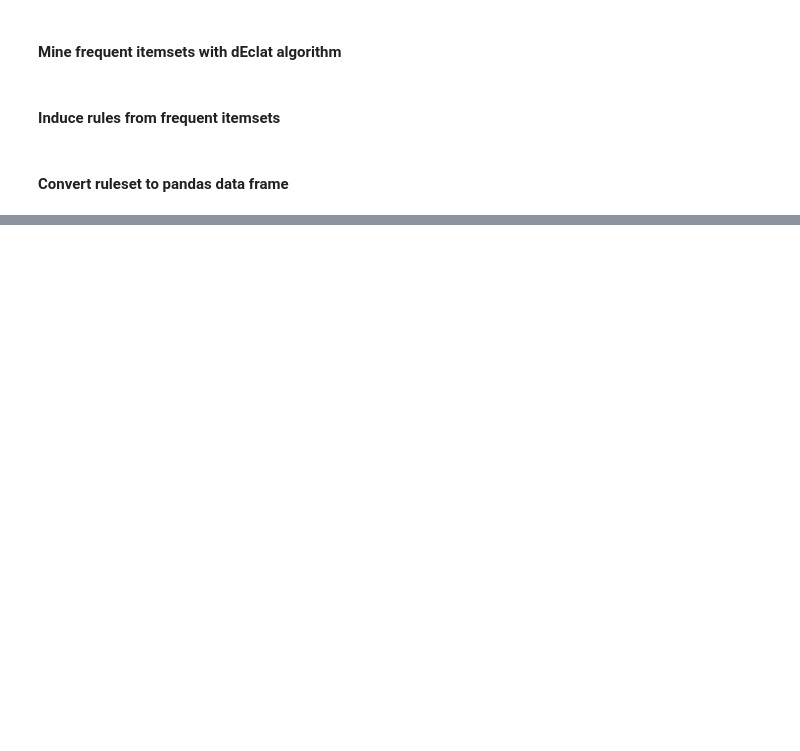
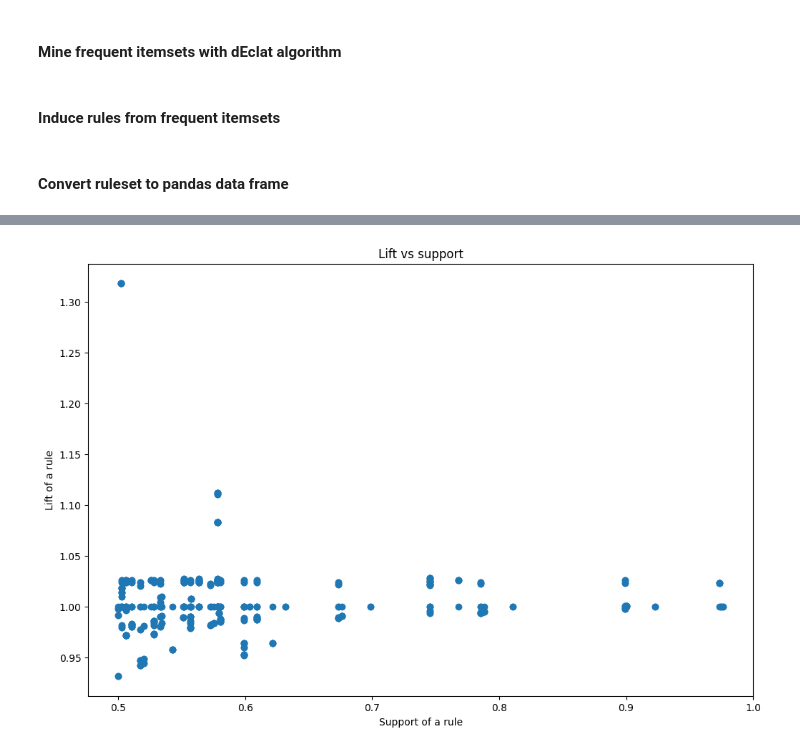
Before and after one commit to wojtasRobert/EDAMI-2020Z, a Jupyter notebook: EDAMI-project.ipynb, the cells around one changed output, grey strips where cells are left out. Cells and saved outputs as stored; diff of their text form; code cells hidden in the pictures; blank space fills up the shorter version.

```diff
--- a/EDAMI-project.ipynb
+++ b/EDAMI-project.ipynb
@@ -52,0 +86,9 @@ plt.show()
+# %%
+fig=plt.figure(figsize=(12,8), dpi=100)
+plt.scatter(df["support"], df["lift"])
+plt.title("Lift vs support")
+plt.xlabel("Support of a rule")
+plt.ylabel("Lift of a rule")
+plt.show()
+# %% [output]
+[figure, added]
```
Also changed, not shown: parts of 10 cells of this notebook, 2 other files.
